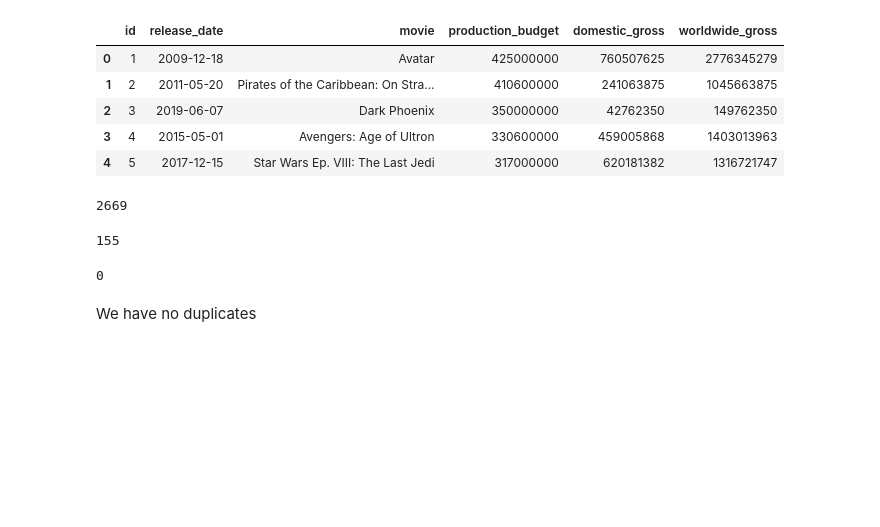
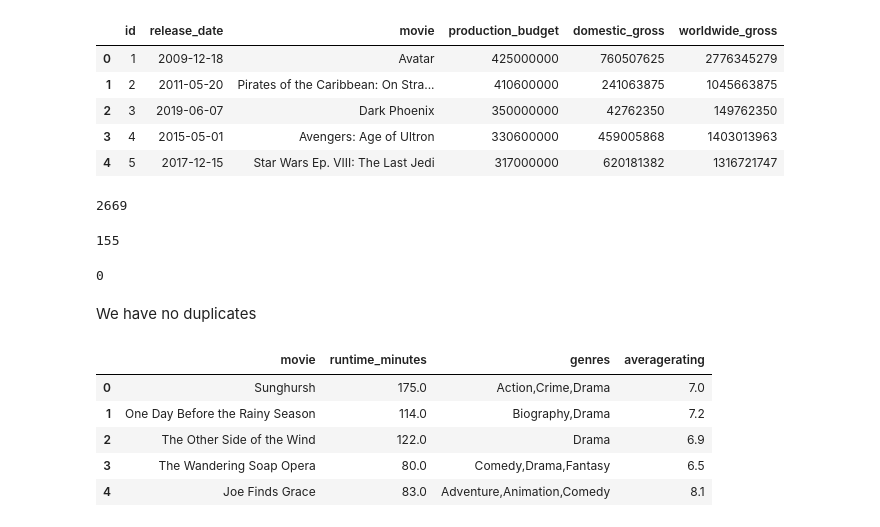
Before and after one commit to Deborah-Okeyo/group-eight-project, a Jupyter notebook: index.ipynb, the cells around one changed output. Cells and saved outputs as stored; diff of their text form; code cells hidden in the pictures; blank space fills up the shorter version.

```diff
--- a/index.ipynb
+++ b/index.ipynb
@@ -575,0 +595,12 @@ We have no duplicates
+# %%
+# merge the basics and ratings dataset with the budget dataset
+# 1. Change the primary title column in basics and ratings dataset to "movie"
+basics_and_ratings_df.columns = ["movie","runtime_minutes","genres","averagerating"]
+basics_and_ratings_df.head(5)
+# %% [output]
+|  | movie | runtime_minutes | genres | averagerating |
+| 0 | Sunghursh | 175.0 | Action,Crime,Drama | 7.0 |
+| 1 | One Day Before the Rainy Season | 114.0 | Biography,Drama | 7.2 |
+| 2 | The Other Side of the Wind | 122.0 | Drama | 6.9 |
+| 3 | The Wandering Soap Opera | 80.0 | Comedy,Drama,Fantasy | 6.5 |
+| 4 | Joe Finds Grace | 83.0 | Adventure,Animation,Comedy | 8.1 |
```
Also changed, not shown: parts of 11 cells of this notebook.
